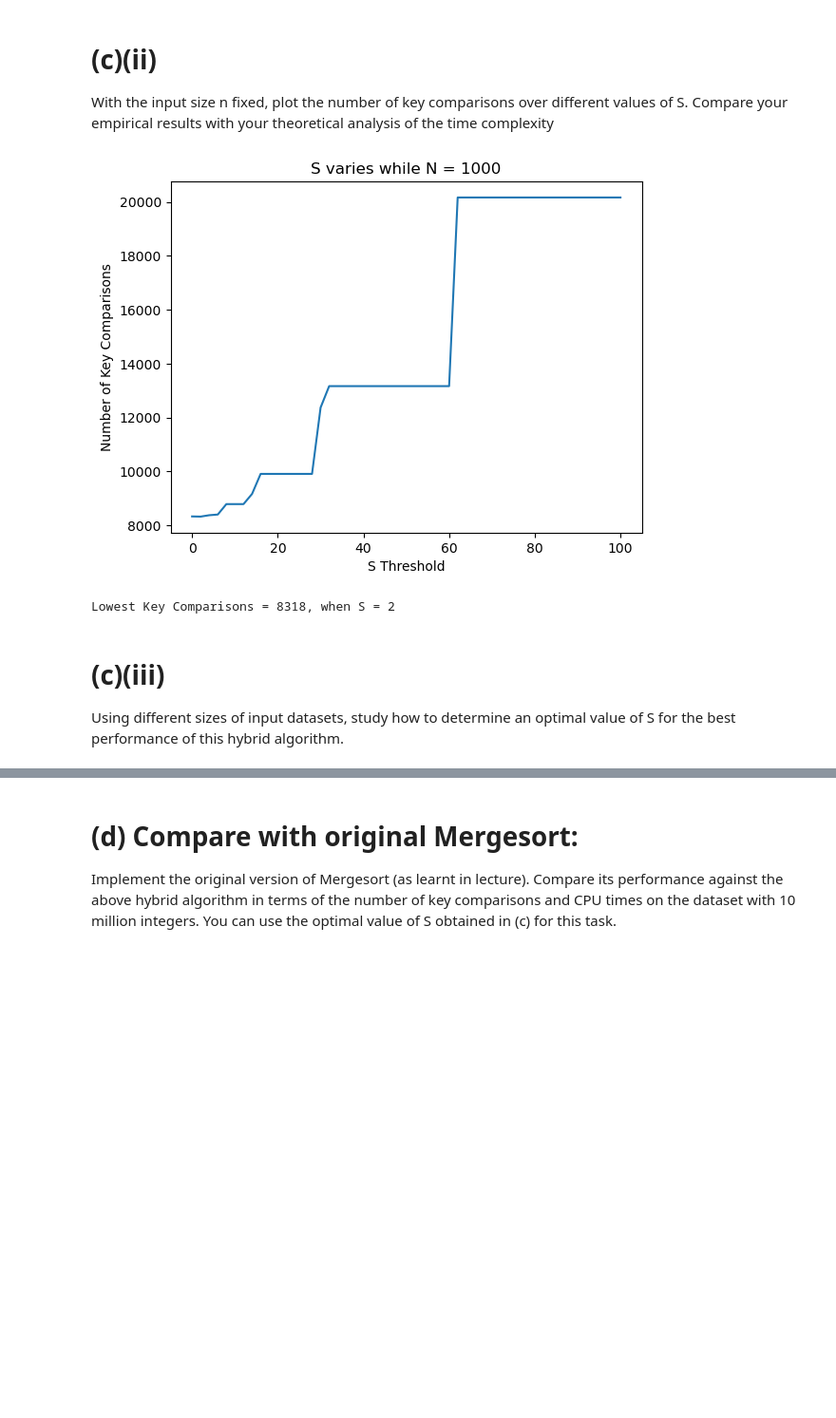
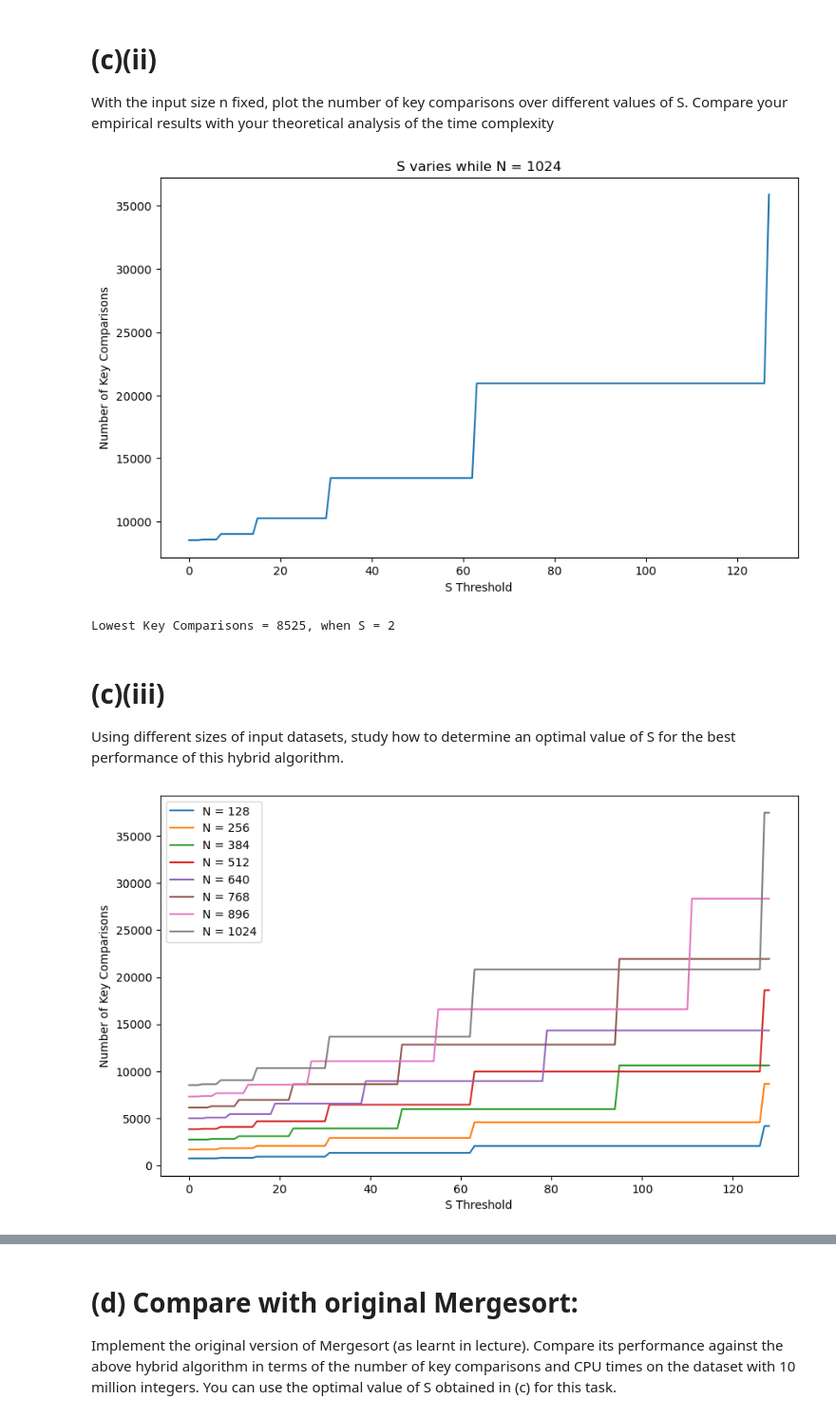
Before and after one commit to TiangSoonYong/SC2001-Team-7, a Jupyter notebook: Example 1/Example 1.ipynb, the cells around one changed output, grey strips where cells are left out. Shown at 95% size. Drawn from its saved outputs; the diff is of its cells as text; code cells hidden in the pictures; blank space fills up the shorter version.

```diff
--- a/Example 1/Example 1.ipynb
+++ b/Example 1/Example 1.ipynb
@@ -192,8 +200,8 @@ plt.show()
 # (c)(ii)
 With the input size n fixed, plot the number of key comparisons over different values of S. Compare your empirical results with your theoretical analysis of the time complexity
 # %%
-n = 1000
-SArr = np.arange(0, 100+1, 2)
+n = 2**10
+SArr = np.arange(0, 2**7, 1)
 keyComparisonsArr = {}
 ptr = generate_arr(n, n)
 i = 0
@@ -211,6 +219,8 @@ del ptr
 for key, value in keyComparisonsArr.items():
     if value == min(keyComparisonsArr.values()):
         bestkey = key
+
+plt.figure(figsize=(10,6))
 plt.plot(SArr, keyComparisonsArr.values())
 plt.xlabel("S Threshold")
 plt.ylabel("Number of Key Comparisons")
@@ -218,8 +228,39 @@ plt.title("S varies while N = {}".format(n))
 plt.show()
 print("Lowest Key Comparisons = {}, when S = {}".format(keyComparisonsArr[bestkey], SArr[bestkey]))
 # %% [output]
-[figure, old version]
+[figure, new version]
-Lowest Key Comparisons = 8318, when S = 2
+Lowest Key Comparisons = 8525, when S = 2
 # %% [markdown]
 # (c)(iii)
 Using different sizes of input datasets, study how to determine an optimal value of S for the best performance of this hybrid algorithm.
+# %%
+nArr = np.arange(2**7, 2**10+1, 2**7)
+SArr = np.arange(0, 2**7+1, 1)
+bestS = {}
+ptr = generate_arr(nArr.max(), nArr.max())
+k = 0
+
+plt.figure(figsize=(10,6))
+for n in nArr:
+    keyComparisonsArr = {}
+    i = 0
+    for S in SArr:
+        tempPtr = ptr.copy()
+        keyComparison = 0
+        hybrid_sort(tempPtr, S, 0, n-1)
+        keyComparisonsArr[i] = keyComparison
+        i += 1
+        del tempPtr
+    for key, value in keyComparisonsArr.items():
+        if value == min(keyComparisonsArr.values()):
+            bestS[k] = SArr[key]
+    k += 1
+    plt.plot(SArr, keyComparisonsArr.values(), label = "N = {}".format(n))
+del ptr
+
+plt.xlabel("S Threshold")
+plt.ylabel("Number of Key Comparisons")
+plt.legend()
+plt.show()
+# %% [output]
+[figure, added]
```
Also changed, not shown: parts of 4 cells of this notebook.
